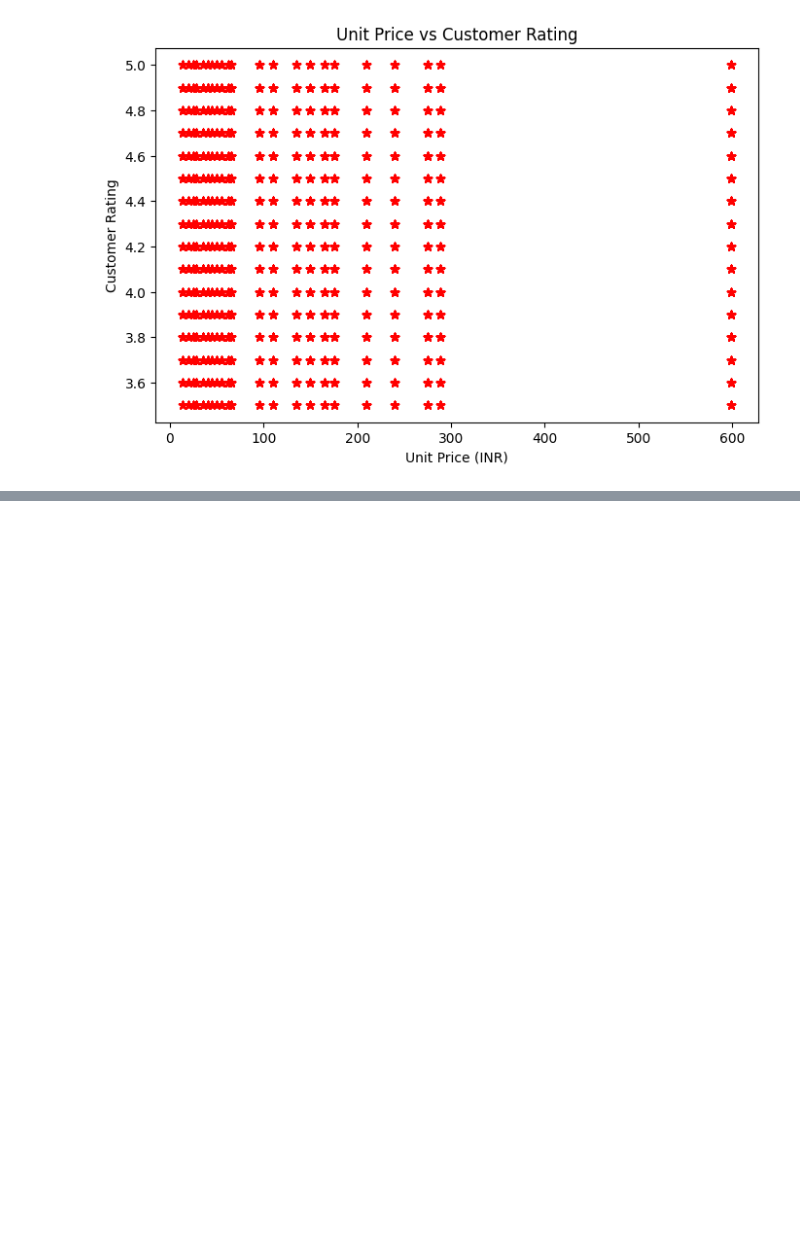
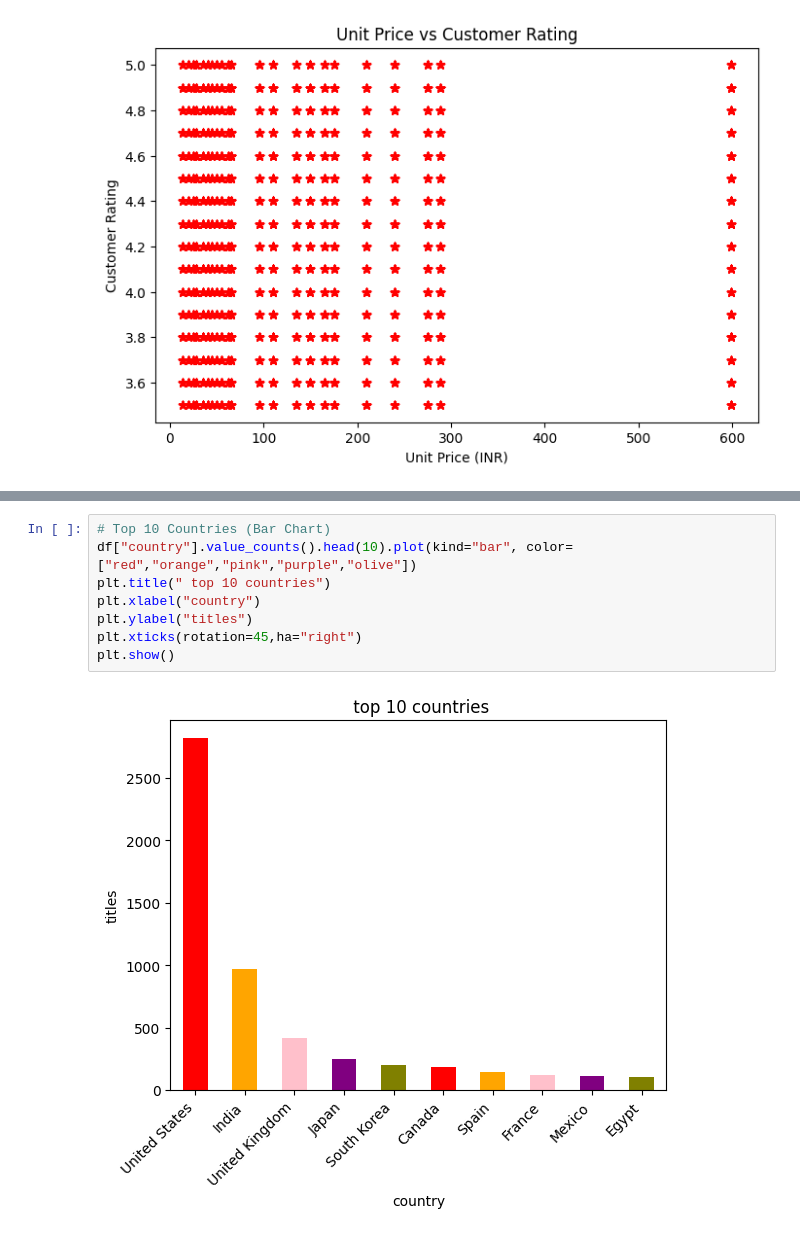
Before and after one commit to sayalivadya1654-cell/Data__Science, a Jupyter notebook: 2_Advance_Python.ipynb, the cells around one changed output, grey strips where cells are left out. Drawn from its saved outputs; the diff is of its cells as text; blank space fills up the shorter version.

```diff
--- a/2_Advance_Python.ipynb
+++ b/2_Advance_Python.ipynb
@@ -2412,0 +2471,10 @@ plt.show()
+# %%
+# Top 10 Countries (Bar Chart)
+df["country"].value_counts().head(10).plot(kind="bar", color=["red","orange","pink","purple","olive"])
+plt.title(" top 10 countries")
+plt.xlabel("country")
+plt.ylabel("titles")
+plt.xticks(rotation=45,ha="right")
+plt.show()
+# %% [output]
+[figure, added]
```
Also changed, not shown: parts of 7 cells of this notebook.
